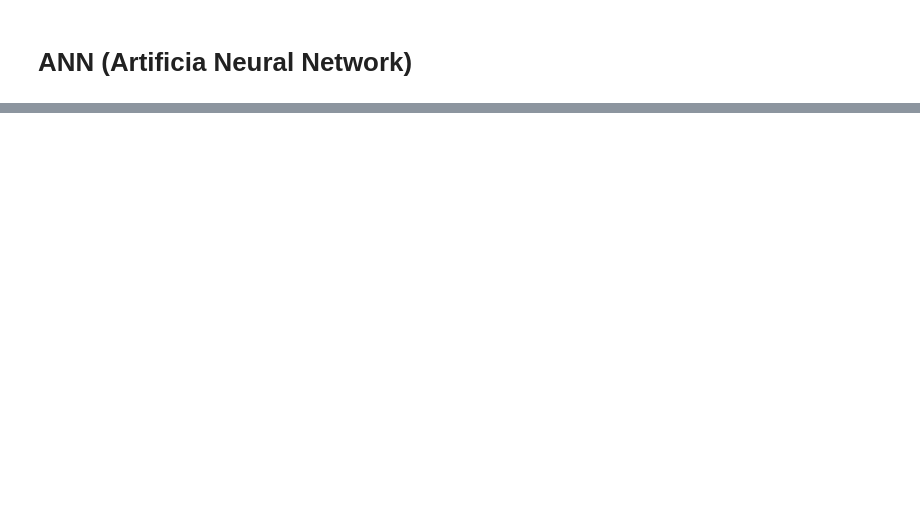
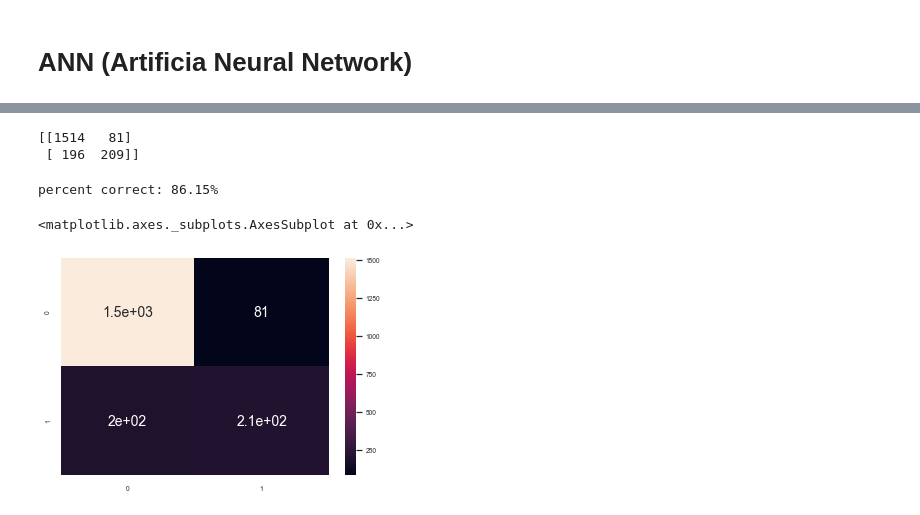
Before and after one commit to max00d/python-noodling, a Jupyter notebook: customer-churn/explore_data.ipynb, the cells around one changed output, grey strips where cells are left out. Drawn from its saved outputs; the diff is of its cells as text; code cells hidden in the pictures; blank space fills up the shorter version.

```diff
--- a/customer-churn/explore_data.ipynb
+++ b/customer-churn/explore_data.ipynb
@@ -147,0 +191,2 @@ Successfully installed h5py-2.9.0 keras-2.2.4 keras-applications-1.0.8 keras-pre
+# %%
+classifier = build_classifier()
@@ -147,0 +197,8 @@ Successfully installed h5py-2.9.0 keras-2.2.4 keras-applications-1.0.8 keras-pre
+# %%
+# train the network
+# hyperparameters
+
+batch_size = 40
+epochs = 100
+
+classifier.fit(x_train, y_train, batch_size=batch_size, epochs=epochs)
@@ -147,0 +224,24 @@ Successfully installed h5py-2.9.0 keras-2.2.4 keras-applications-1.0.8 keras-pre
+# %%
+# test set predictions
+y_pred = classifier.predict(x_test)
+y_pred = (y_pred > 0.5)
+# %%
+# confusion matrix
+from sklearn.metrics import confusion_matrix
+cm = confusion_matrix(y_test, y_pred)
+# %%
+print(cm)
+# %% [output]
+[[1514   81]
+ [ 196  209]]
+# %%
+print(f'percent correct: {((1_514 + 209) / (1_514 + 81 + 196 + 209)) * 100:.2f}%')
+# %% [output]
+percent correct: 86.15%
+# %%
+df_cm = pd.DataFrame(cm, range(2),  range(2))
+sns.set(font_scale=.6)#for label size
+sns.heatmap(df_cm, annot=True,annot_kws={"size": 14})# font size
+# %% [output]
+<matplotlib.axes._subplots.AxesSubplot at 0x...>
+[figure, added]
```
Also changed, not shown: parts of 18 cells of this notebook, 8 other files.
